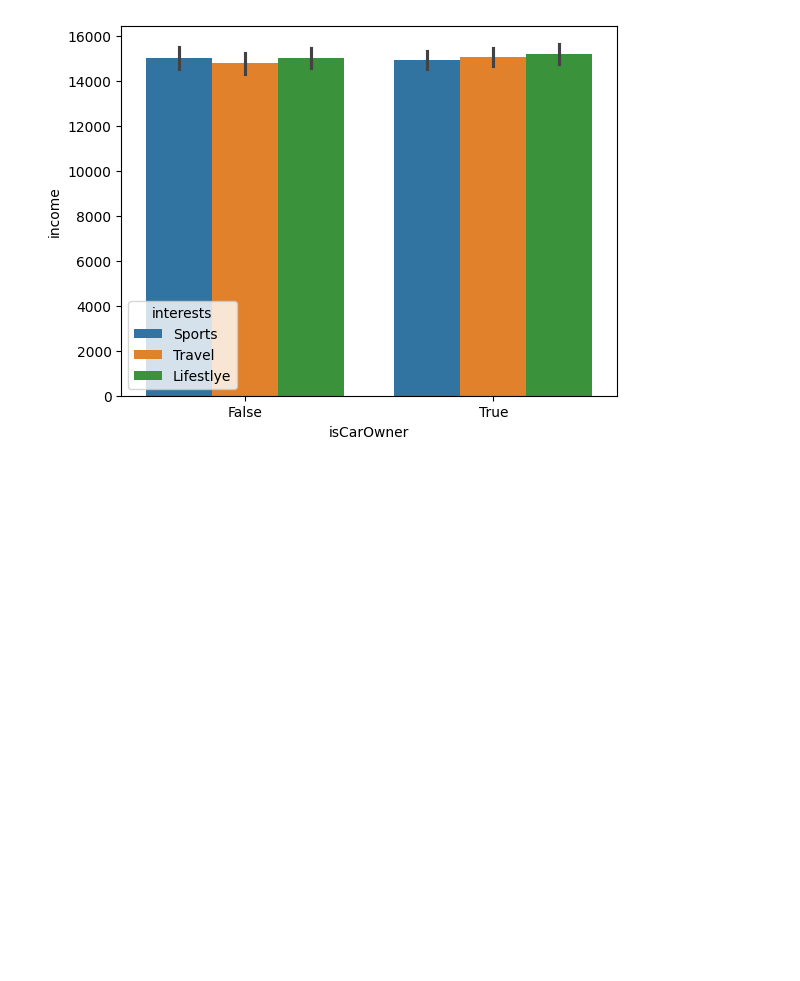
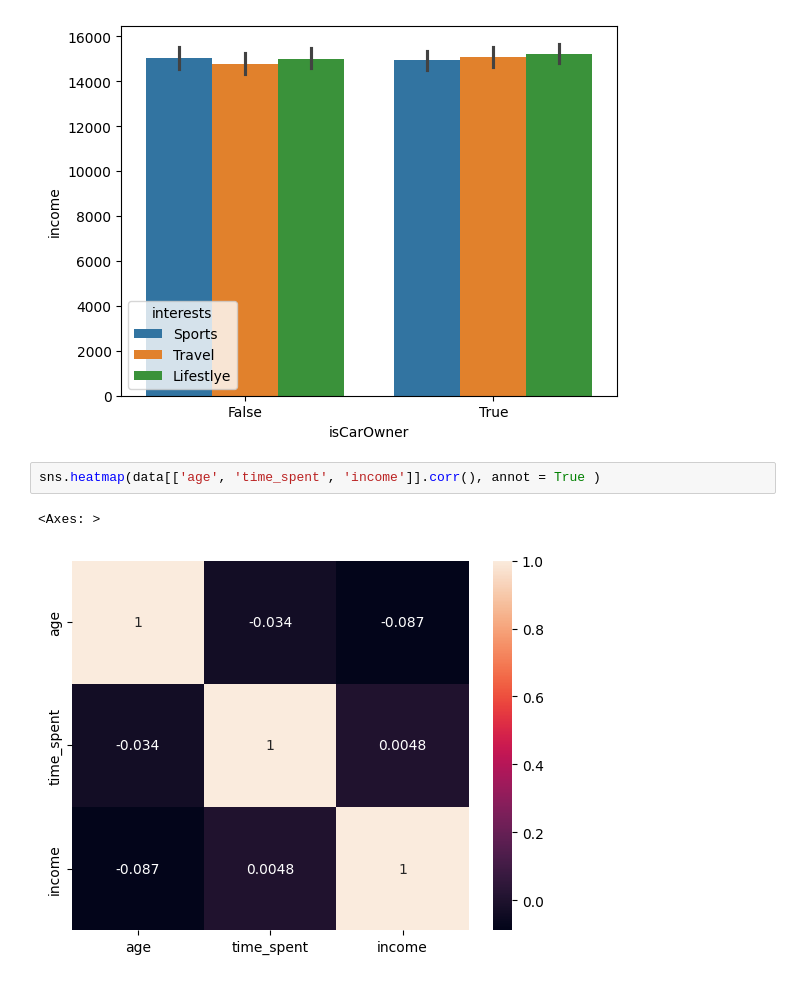
Before and after one commit to lexinlevan1/Data_Analysis_Streamlit, a Jupyter notebook: project_jupyter.ipynb, the cells around one changed output. Drawn from its saved outputs; the diff is of its cells as text; blank space fills up the shorter version.

Commit message:
heatmap @ jupyter

```diff
--- a/project_jupyter.ipynb
+++ b/project_jupyter.ipynb
@@ -118,3 +117,8 @@ sns.barplot(data = data, x = 'isCarOwner', y = 'income', hue = 'interests')
 # %% [output]
 <Axes: xlabel='isCarOwner', ylabel='income'>
 [figure]
+# %%
+sns.heatmap(data[['age', 'time_spent', 'income']].corr(), annot = True )
+# %% [output]
+<Axes: >
+[figure, added]
```
Also changed, not shown: parts of 3 cells of this notebook.
